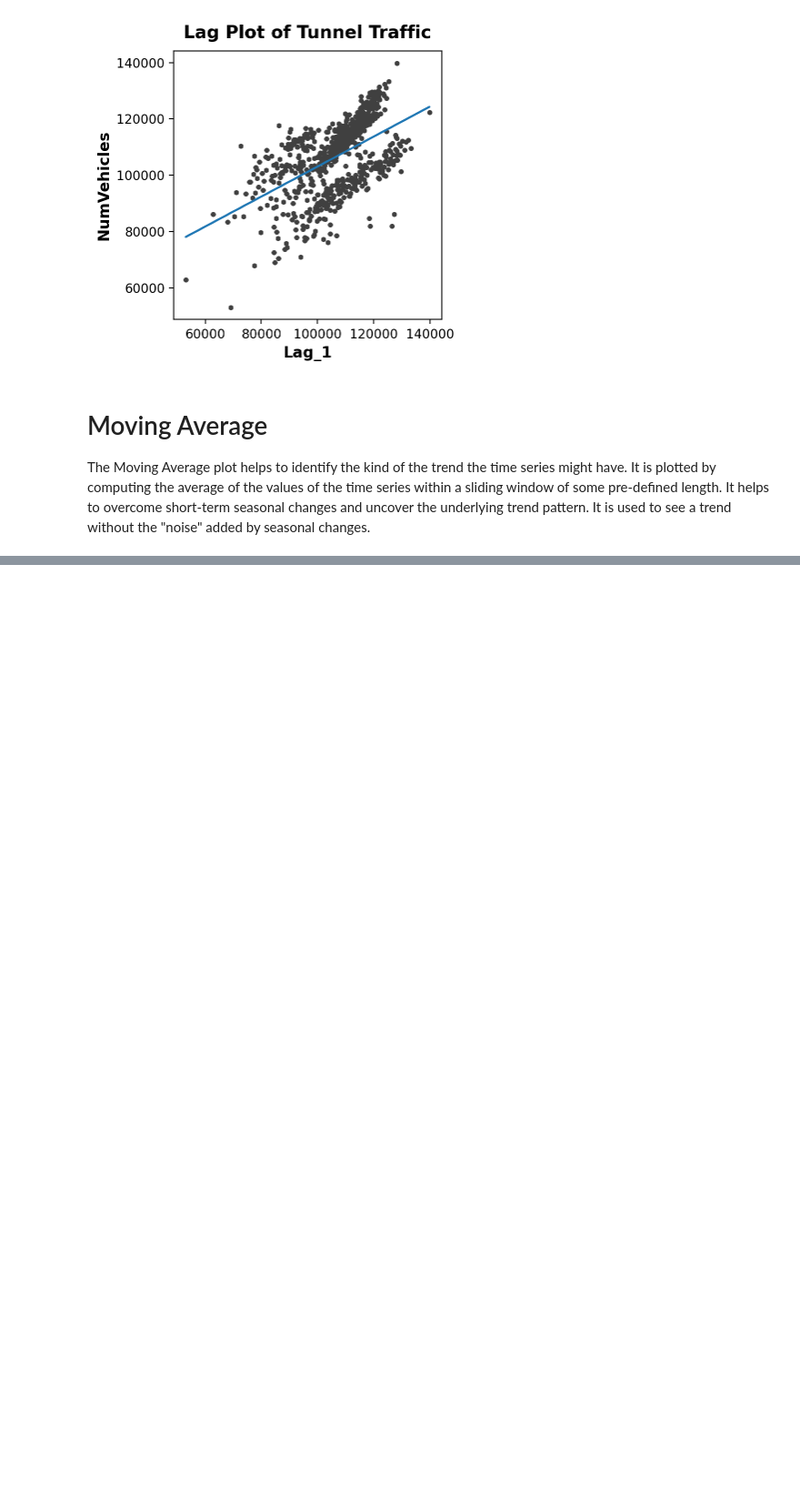
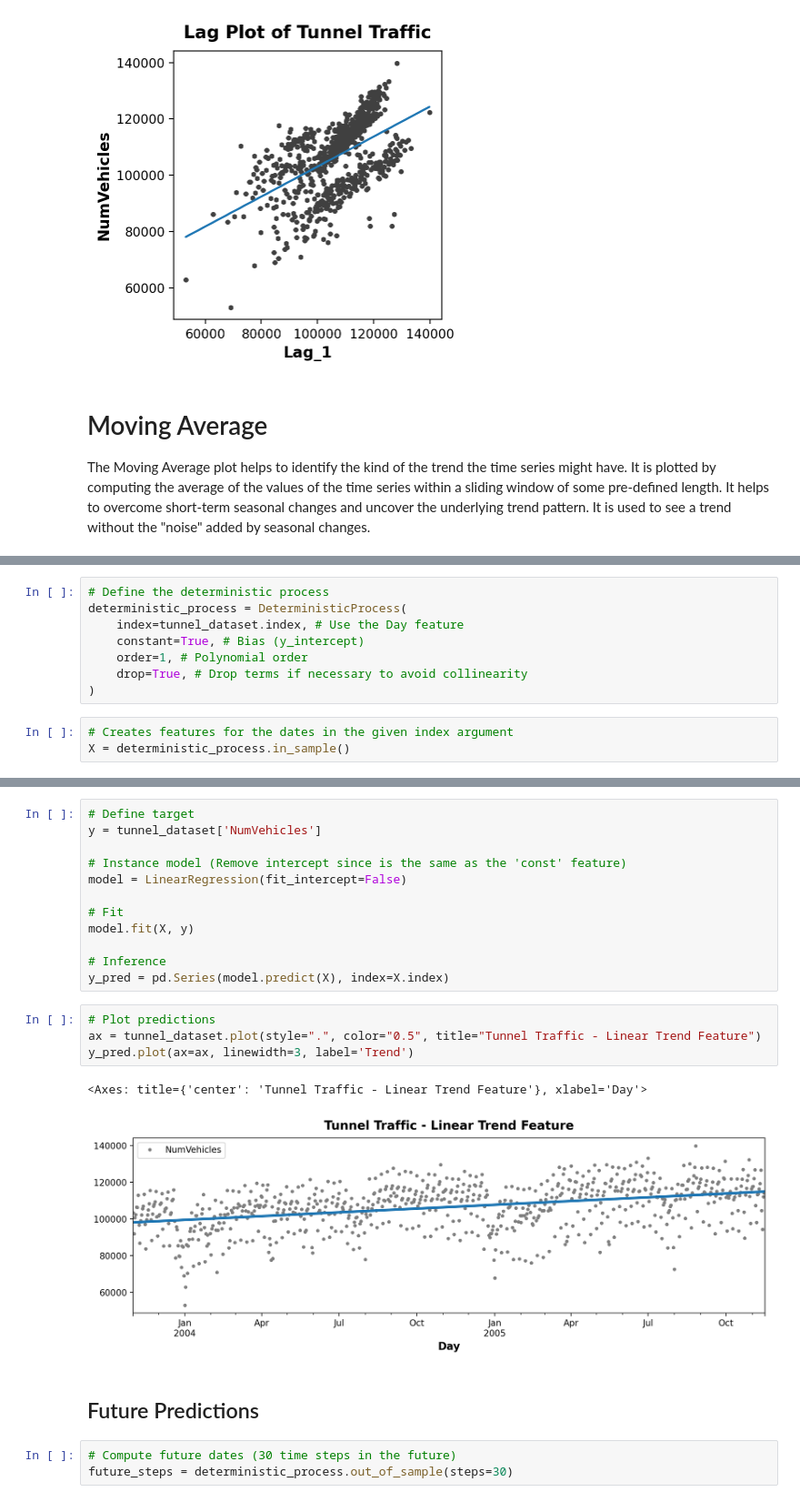
Before and after one commit to Volscente/TimeWarpForecast, a Jupyter notebook: notebooks/linear_regression/kaggle_tunnel_data.ipynb, the cells around one changed output, grey strips where cells are left out. Shown at 91% size. Cells and saved outputs as stored; diff of their text form; blank space fills up the shorter version.

```diff
--- a/notebooks/linear_regression/kaggle_tunnel_data.ipynb
+++ b/notebooks/linear_regression/kaggle_tunnel_data.ipynb
@@ -204,0 +227,11 @@ moving_average.plot(
+# %%
+# Define the deterministic process
+deterministic_process = DeterministicProcess(
+    index=tunnel_dataset.index, # Use the Day feature
+    constant=True, # Bias (y_intercept)
+    order=1, # Polynomial order
+    drop=True, # Drop terms if necessary to avoid collinearity
+)
+# %%
+# Creates features for the dates in the given index argument
+X = deterministic_process.in_sample()
@@ -204,0 +240,24 @@ moving_average.plot(
+# %%
+# Define target
+y = tunnel_dataset['NumVehicles']
+
+# Instance model (Remove intercept since is the same as the 'const' feature)
+model = LinearRegression(fit_intercept=False)
+
+# Fit
+model.fit(X, y)
+
+# Inference
+y_pred = pd.Series(model.predict(X), index=X.index)
+# %%
+# Plot predictions
+ax = tunnel_dataset.plot(style=".", color="0.5", title="Tunnel Traffic - Linear Trend Feature")
+y_pred.plot(ax=ax, linewidth=3, label='Trend')
+# %% [output]
+<Axes: title={'center': 'Tunnel Traffic - Linear Trend Feature'}, xlabel='Day'>
+[figure, added]
+# %% [markdown]
+## Future Predictions
+# %%
+# Compute future dates (30 time steps in the future)
+future_steps = deterministic_process.out_of_sample(steps=30)
```
Also changed, not shown: parts of 11 cells of this notebook, 2 other files.
